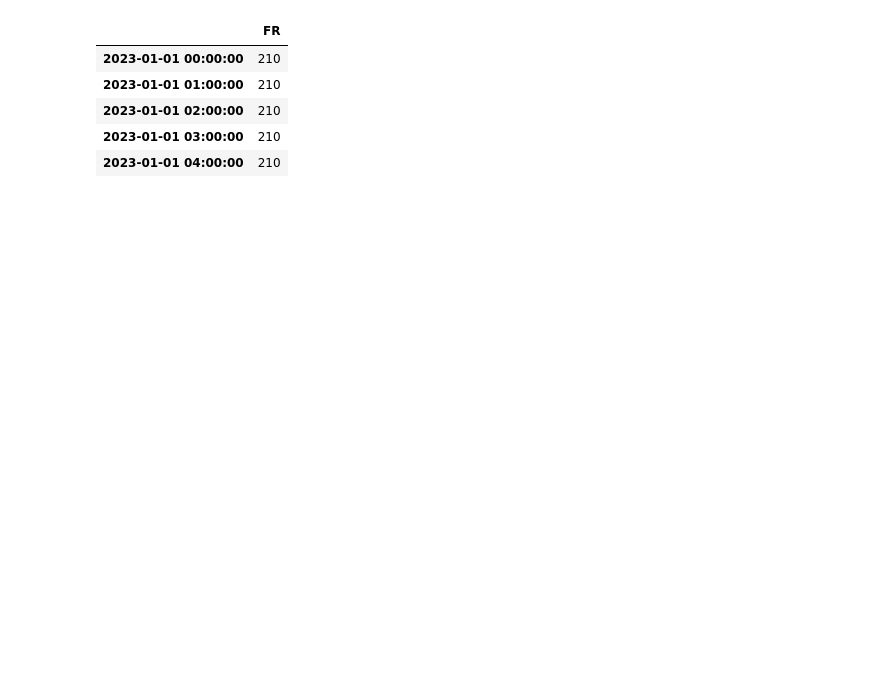
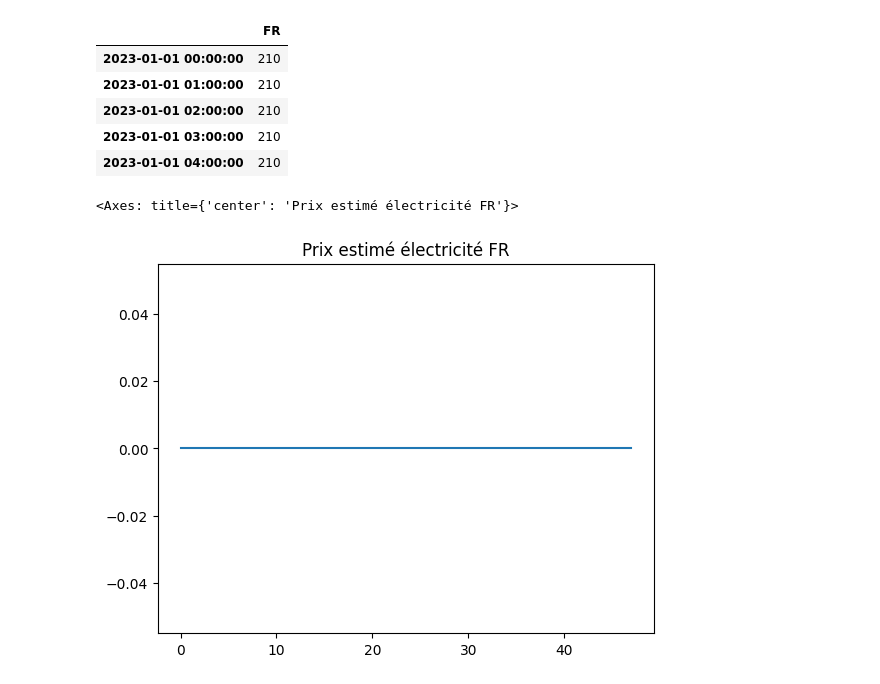
Before and after one commit to qdupayage/Librairy, a Jupyter notebook: EnerData_Project/notebook/test.ipynb, the cells around one changed output. Saved outputs shown, nothing was run; the diff lists cells and outputs as text; code cells hidden in the pictures; blank space fills up the shorter version.

```diff
--- a/EnerData_Project/notebook/test.ipynb
+++ b/EnerData_Project/notebook/test.ipynb
@@ -60,3 +58,11 @@ spot_price_df.head()
 | 2023-01-01 02:00:00 | 210 |
 | 2023-01-01 03:00:00 | 210 |
 | 2023-01-01 04:00:00 | 210 |
+# %%
+prod_cols = [col for col in df.columns if col.startswith('prod_') and col.endswith('_FR')]
+unit_price_series = estimate_electricity_price(df, prod_cols, cost_dict, 'Demand_FR')
+
+unit_price_series.plot(title='Prix estimé électricité FR')
+# %% [output]
+<Axes: title={'center': 'Prix estimé électricité FR'}>
+[figure, added]
```
Also changed, not shown: parts of 1 cell of this notebook.
